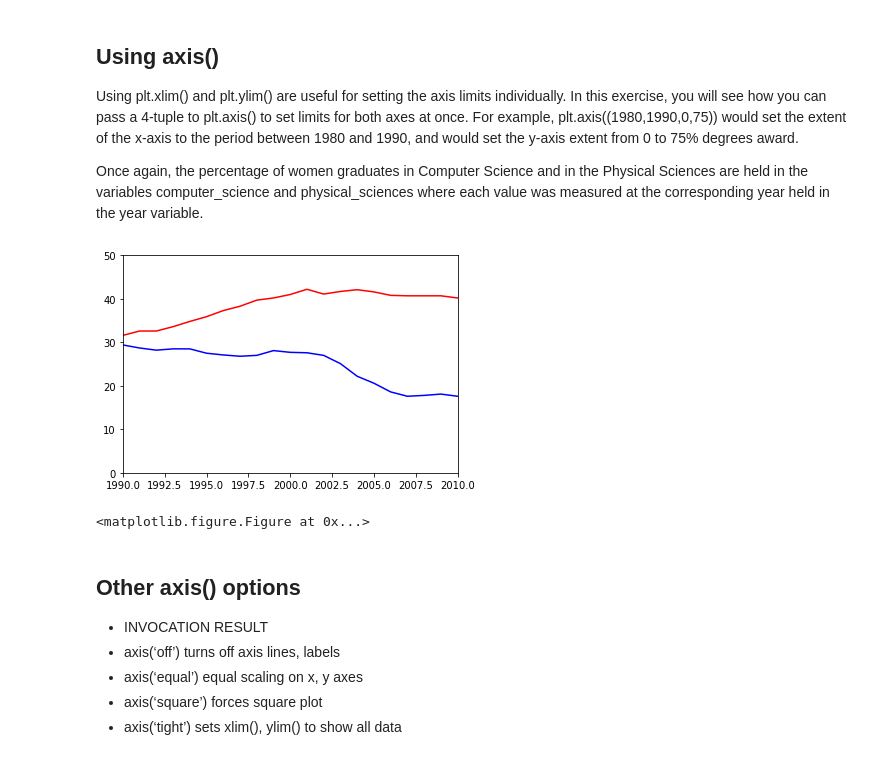
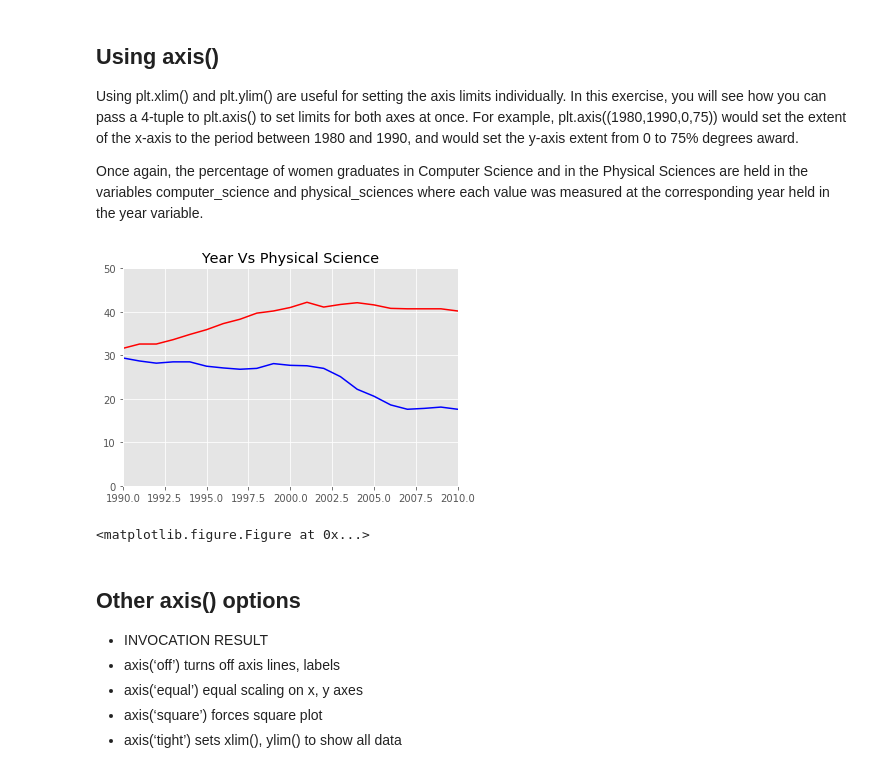
Before and after one commit to cyrsis/TensorflowPY36CPU, a Jupyter notebook: _14_Plot/Visualization.ipynb, the cells around one changed output. Saved outputs shown, nothing was run; the diff lists cells and outputs as text; code cells hidden in the pictures.

Commit message:
Working on the Visualization

```diff
--- a/_14_Plot/Visualization.ipynb
+++ b/_14_Plot/Visualization.ipynb
@@ -84,7 +104,10 @@ In this exercise, you will continue working with the same arrays from the previo
 plt.figure(figsize=[9,3])
 
 # Create a figure with 1x2 subplot and make the left subplot active
+
+plt.style.use('ggplot')
 plt.subplot(1,2,1)
+
 
 # Plot in blue the % of degrees awarded to women in the Physical Sciences
 plt.plot(year, physical_sciences, color='blue')
@@ -121,6 +144,7 @@ education = np.array([ 77.1,  75.5,  76.9,  77.4,  77.9,  78.9,  79.2,  80.5,  8
         81.9,  82.1,  83.5,  83.5,  85.1,  85.8,  86.5,  86.5,  86. ,
         85.9,  85.4,  85.2,  85.1,  85. ,  84.8])
 # %%
+plt.style.use('ggplot')
 # Create a figure with 2x2 subplot layout and make the top left subplot active
 plt.subplot(2, 2, 1)
 
@@ -184,4 +208,6 @@ plt.show()
 
 # Save the image as 'xlim_and_ylim.png'
 plt.savefig('xlim_and_ylim.png')
+
+plt.style.use('ggplot')
 # %% [output]
@@ -195,20 +221,24 @@ Once again, the percentage of women graduates in Computer Science and in the Phy
 # %%
 # Plot in blue the % of degrees awarded to women in Computer Science
 plt.plot(year,computer_science, color='blue')
 
+
 # Plot in red the % of degrees awarded to women in the Physical Sciences
 plt.plot(year, physical_sciences,color='red')
+
+plt.title("Year Vs Physical Science")
+plt.style.use('ggplot')
 
 # Set the x-axis and y-axis limits
 plt.axis((1990,2010,0,50))
 
 # Show the figure
 plt.show()
 
 # Save the figure as 'axis_limits.png'
 plt.savefig('axis_limits.png')
 # %% [output]
-[figure, old version]
+[figure, new version]
 <matplotlib.figure.Figure at 0x...>
 # %% [markdown]
 ## Other axis() options
```
Also changed, not shown: parts of 6 cells of this notebook.
